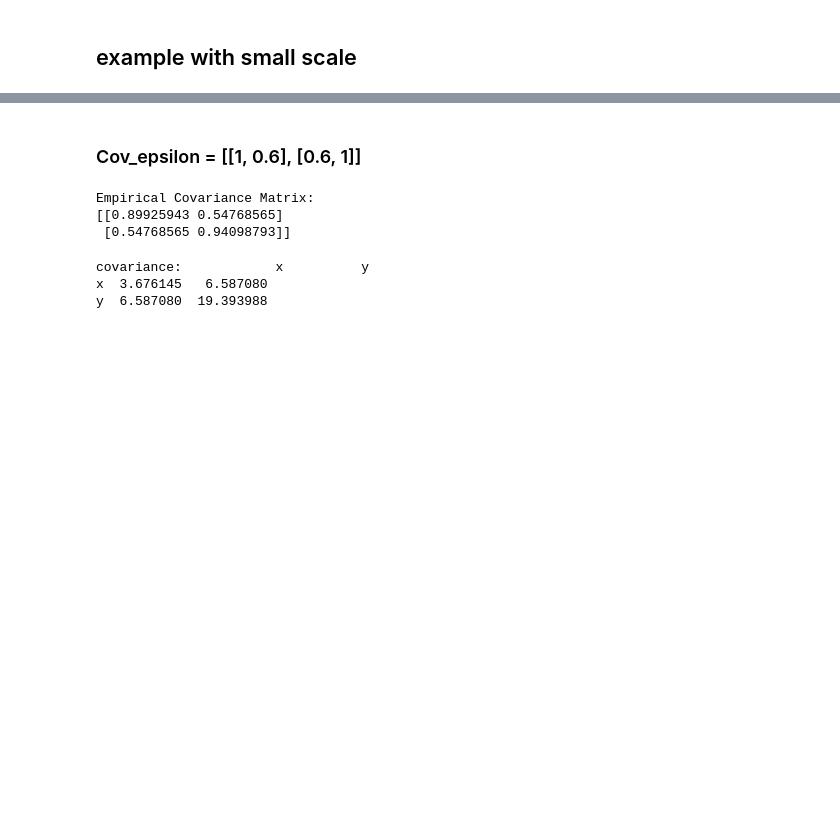
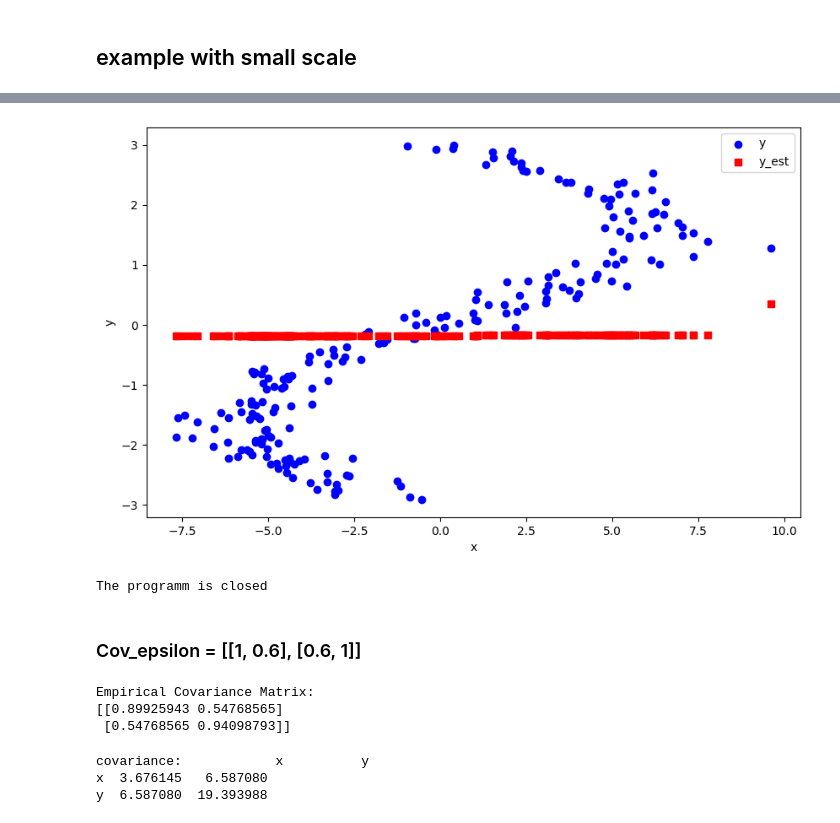
Before and after one commit to yurou-liang/ADMG_RKHS, a Jupyter notebook: ADMG/DEBUG.ipynb, the cells around one changed output, grey strips where cells are left out. Drawn from its saved outputs; the diff is of its cells as text; code cells hidden in the pictures; blank space fills up the shorter version.

```diff
--- a/ADMG/DEBUG.ipynb
+++ b/ADMG/DEBUG.ipynb
@@ -1024,3 +1318,16 @@ Check eigenvalues:  3.382465564116123
+# %%
+x_hat = output[:, 0].detach().numpy()
+plt.figure(figsize=(10, 6))  # Optional: specifies the figure size
+plt.scatter(y, x, label='y', color='blue', marker='o')  # Plot x vs. y1
+plt.scatter(y, x_hat, label='y_est', color='red', marker='s')
+plt.xlabel('x')
+plt.ylabel('y')
+plt.legend()
+plt.show()
+print("The programm is closed")
+# %% [output]
+[figure, added]
+The programm is closed
 # %% [markdown]
 ### Cov_epsilon = [[1, 0.6], [0.6, 1]]
 # %%
```
Also changed, not shown: parts of 57 cells of this notebook.
